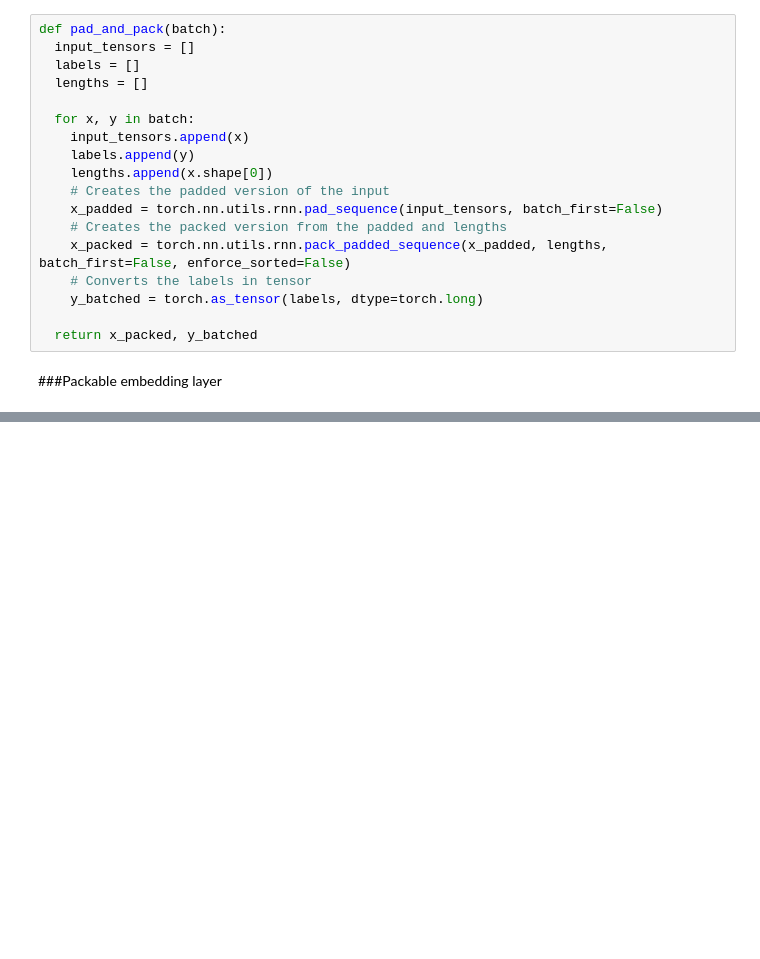
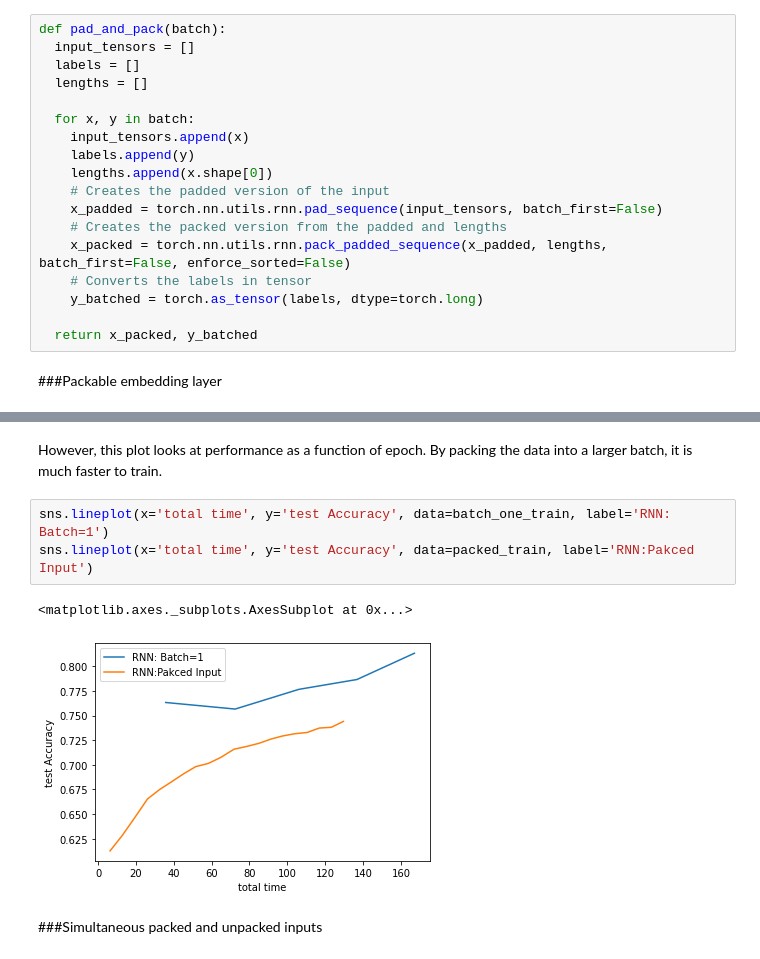
Before and after one commit to rahiakela/deep-learning-research-and-practice, a Jupyter notebook: inside-deep-learing/04-recurrent-neural-networks/03_improving_sequence_classification.ipynb, the cells around one changed output, grey strips where cells are left out. Cells and saved outputs as stored; diff of their text form; blank space fills up the shorter version.

```diff
--- a/inside-deep-learing/04-recurrent-neural-networks/03_improving_sequence_classification.ipynb
+++ b/inside-deep-learing/04-recurrent-neural-networks/03_improving_sequence_classification.ipynb
@@ -354,0 +438,11 @@ def pad_and_pack(batch):
+# %% [markdown]
+However, this plot looks at performance as a function of epoch. By packing the data into
+a larger batch, it is much faster to train.
+# %%
+sns.lineplot(x='total time', y='test Accuracy', data=batch_one_train, label='RNN: Batch=1')
+sns.lineplot(x='total time', y='test Accuracy', data=packed_train, label='RNN:Pakced Input')
+# %% [output]
+<matplotlib.axes._subplots.AxesSubplot at 0x...>
+[figure, added]
+# %% [markdown]
+###Simultaneous packed and unpacked inputs
```
Also changed, not shown: parts of 11 cells of this notebook.
